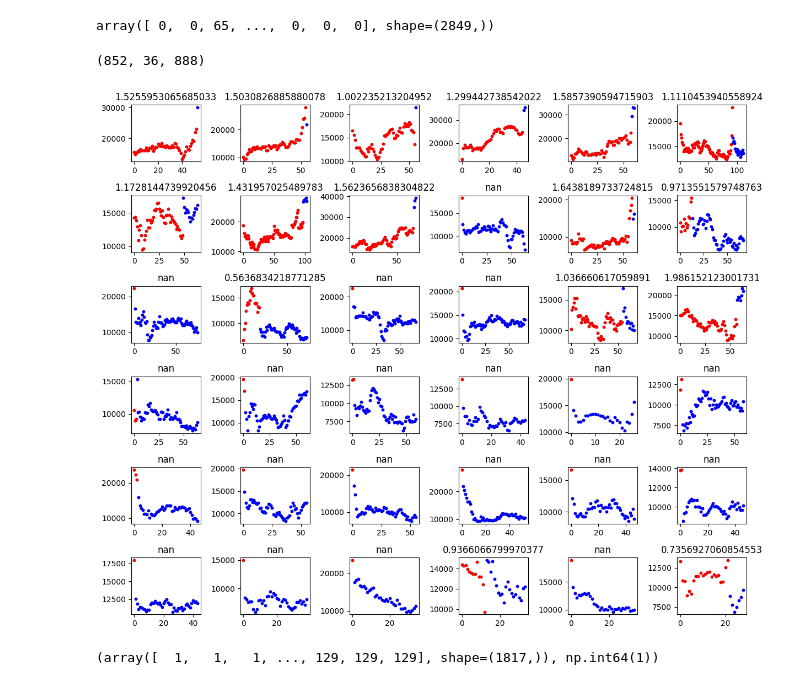
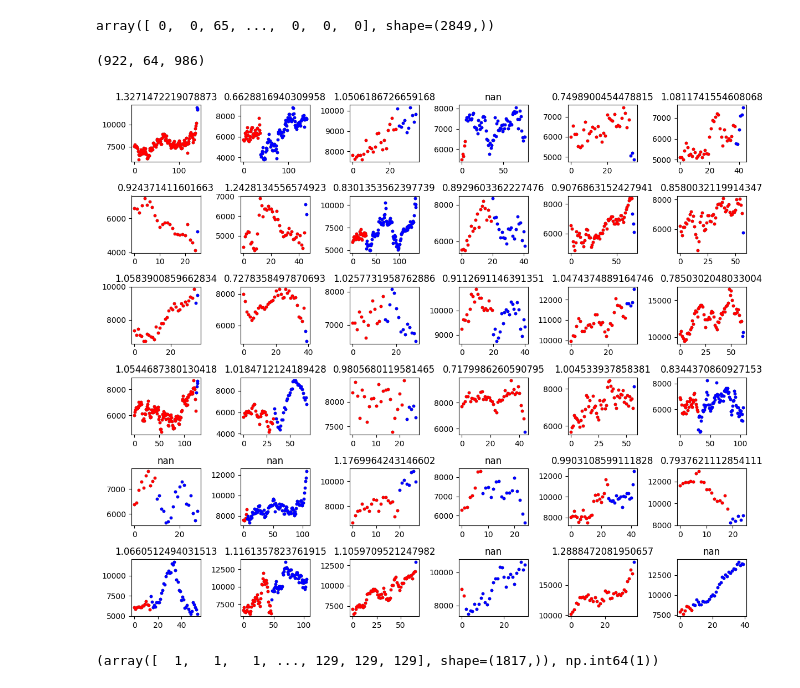
Before and after one commit to siljabl/MDCK-QPI, a Jupyter notebook: code/preprocessing/notebooks/test_tracking.ipynb, the cells around one changed output. Saved outputs shown, nothing was run; the diff lists cells and outputs as text; code cells hidden in the pictures.

```diff
--- a/code/preprocessing/notebooks/test_tracking.ipynb
+++ b/code/preprocessing/notebooks/test_tracking.ipynb
@@ -72,7 +72,7 @@ cells_df = pd.DataFrame({'x': pos_cells.T[1],
 
 # track cells
 thres = 6
-memory = 2
+memory = 5
 search_range = 10
 tracks = tp.link(cells_df, search_range=search_range, memory=memory, pos_columns=['x', 'y', 'hmean', 'area']);
 tracks = tp.filter_stubs(tracks, threshold=thres);
@@ -90,7 +90,7 @@ Ncells = [np.sum(tracks['frame'] == f) for f in np.unique(tracks.frame)]
 frames = np.arange(thres, len(Ncells)-thres)
 
 # plot result
-fig, ax = plt.subplots(2,3, figsize=(12,6))
+#fig, ax = plt.subplots(2,3, figsize=(12,6))
 tp.plot_traj(tracks, ax=ax[0,0])
 ax[0,1].hist(dr)
 ax[0,2].hist(track_length);
@@ -115,6 +118,6 @@ Frame 138: 598 trajectories present.
 # %%
 # keep only frames where all cells can have tracks longer than thres
-tracks = tracks[(tracks.frame >=(thres-1)) * (tracks.frame < np.max(tracks.frame)+1-(thres-1))]
+#tracks = tracks[(tracks.frame >=(thres-1)) * (tracks.frame < np.max(tracks.frame)+1-(thres-1))]
 
 im_tracked = np.copy(im_areas)[5:-4]
 
@@ -190,13 +193,15 @@ i = 0
 for p in np.unique(tracks['particle']):
 
     tmp_df = tracks[tracks.particle == p]
-    V = (tmp_df.hmean * tmp_df.area*100).values
+    if len(tmp_df) < 2:
+        continue
+
+    V = (tmp_df.hmean * tmp_df.area*a_scale).values
 
     V_median = np.ma.median(V)
     dV = np.diff(V)
     particle.append(p)
 
-    # try:
     idx = np.argmax(abs(dV))
     idx_arr.append(idx+1)
 
@@ -205,28 +210,11 @@ for p in np.unique(tracks['particle']):
     V1_arr.append(V1)
     V2_arr.append(V2)
 
-    # except:
-    #     continue
-    #std_arr.append(np.std(V_raw[:,p]))
-
     if np.max(abs(dV)) / V_median > 0.4 and np.sum(V>0)>len_min:
 
 
         idx_split.append(i)
 
-        # #if V2 / V1 < 0.8 and np.sum(V>0)>20:
-        # if V1 - V2 > 500:
-        #     idx_division.append(i)
-
-        # elif abs(V1 - V2) > 500:
-        #     idx_split.append(i)
-
-        # elif V2 > 0 and V1 > 0:
-        #     idx_outlier.append(i)
-
-        # else:
-        #     idx_other.append(i)
-
     elif np.sum(V>0)>len_min:
         idx_normal.append(i)
 
@@ -234,7 +222,7 @@ for p in np.unique(tracks['particle']):
 # %%
 len(idx_normal), len(idx_split), len(idx_normal)+ len(idx_split)
 # %% [output]
-(852, 36, 888)
+(922, 64, 986)
 # %%
 #  for p in p_division:
 
@@ -246,28 +234,28 @@ len(idx_normal), len(idx_split), len(idx_normal)+ len(idx_split)
 # %%
 fig, ax = plt.subplots(6, 6, figsize=(12,10))
 
 i = 0
-for p, axes in zip(idx_split[0:], ax.flatten()):
+for p, axes in zip(idx_normal[0:], ax.flatten()):
 
     tmp_df = tracks[tracks.particle == particle[p]]
     #V = tmp_df.area.values
     #h = tmp_df.hmean.values
-    V=(tmp_df.hmean * tmp_df.area*100).values
+    V=(tmp_df.hmean * tmp_df.area*a_scale).values
 
     frame = np.arange(len(V))
 
     axes.plot(frame, V, 'k.', label=p)
     #axes.plot(frame, 100/h, 'c.', label=p)
     axes.plot(frame[:idx_arr[p]], V[:idx_arr[p]],'r.', label=p)
     axes.plot(frame[idx_arr[p]:], V[idx_arr[p]:],'b.', label=p)
 
     axes.set(title=f"{np.round((V2_arr[p])) / np.round(V1_arr[p])}")
 
     i+=1
 
 fig.tight_layout()
 # %% [output]
-[figure, old version]
+[figure, new version]
 # %%
 # start from longest track
 # np.isnan
```
Also changed, not shown: parts of 3 cells of this notebook, 2 other files.
